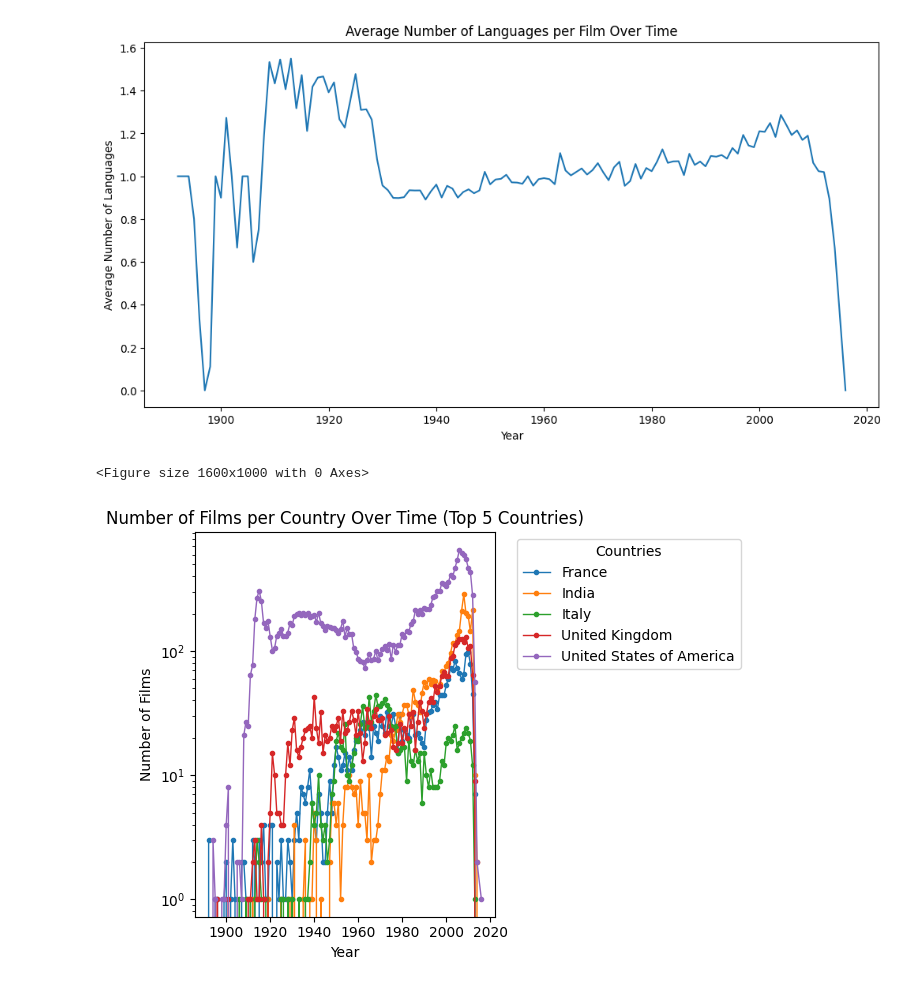
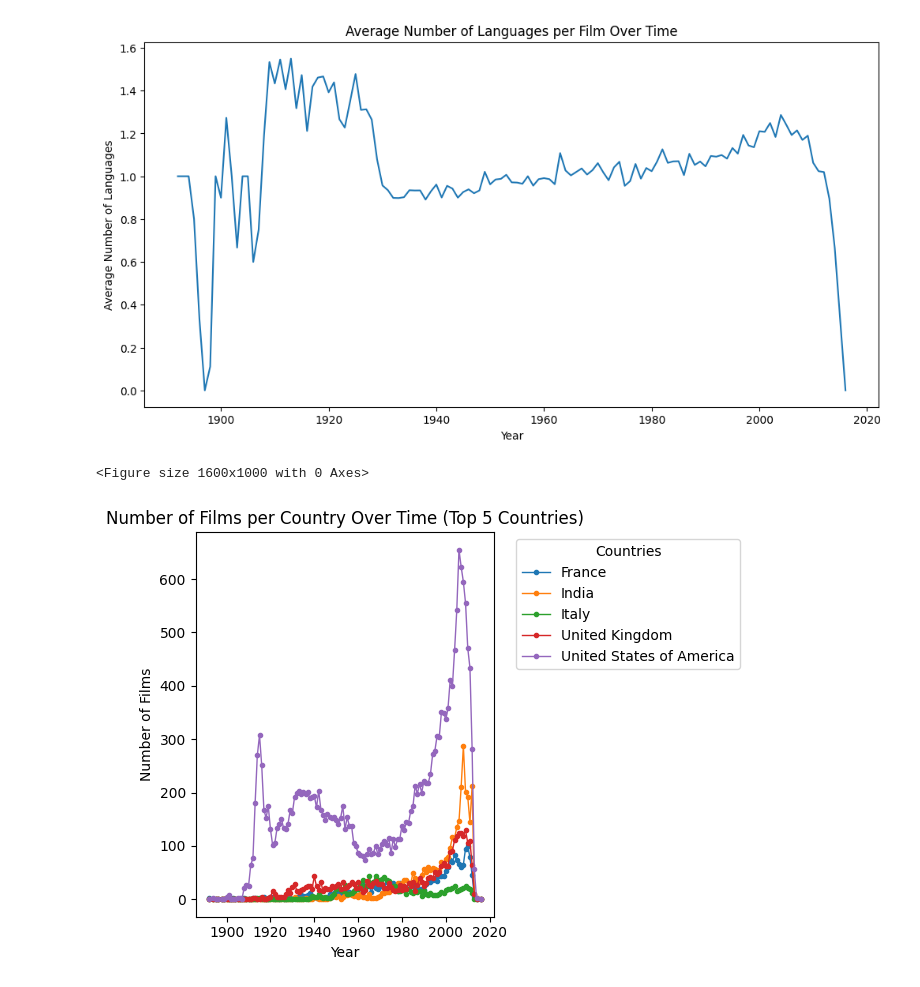
Before and after one commit to epfl-ada/ada-2024-project-skibidata, a Jupyter notebook: CMU_Starting.ipynb, the cells around one changed output. Drawn from its saved outputs; the diff is of its cells as text; code cells hidden in the pictures.

```diff
--- a/CMU_Starting.ipynb
+++ b/CMU_Starting.ipynb
@@ -9,7 +9,7 @@ from statsmodels.stats import diagnostic
 import statsmodels.api as sm
 import statsmodels.formula.api as smf
 # %%
-data_folder = './MovieSummaries/'
+data_folder = './MovieSummaries/MovieSummaries/'
 #paths to files
 plot_summaries_path = data_folder + 'plot_summaries.txt'
 movie_metadata_path = data_folder + 'movie.metadata.tsv'
@@ -170,0 +207,14 @@ dtype: object
+# %%
+# Apply the function to extract genres names
+movie_metadata_df['Cleaned_genres'] = movie_metadata_df['genres'].apply(extract_dictionnaries_from_string)
+
+# Find unique countries
+# Flatten the list of country names and extract unique values
+unique_genres = pd.Series([genre for genres in movie_metadata_df['Cleaned_genres'].dropna()
+                              for genre in genres.split(', ')]).unique()
+
+# Show results
+print("Cleaned DataFrame:")
+print(movie_metadata_df[['genres', 'Cleaned_genres']])
+print("\nUnique genres:")
+print(unique_genres)
@@ -170,0 +239,14 @@ dtype: object
+# %%
+# Apply the function to extract languages names
+movie_metadata_df['Cleaned_languages'] = movie_metadata_df['languages'].apply(extract_dictionnaries_from_string)
+
+# Find unique countries
+# Flatten the list of country names and extract unique values
+unique_languages = pd.Series([language for languages in movie_metadata_df['Cleaned_languages'].dropna()
+                              for language in languages.split(', ')]).unique()
+
+# Show results
+print("Cleaned DataFrame:")
+print(movie_metadata_df[['languages', 'Cleaned_languages']])
+print("\nUnique languages:")
+print(unique_languages)
@@ -444,14 +615,14 @@ films_per_country_over_time = (exploded_df.groupby([exploded_df['release_date'].
 # %%
 # Tracer le nombre de films par pays au fil du temps
 plt.figure(figsize=(16, 10))
 films_per_country_over_time.plot(kind='line', marker='.', linewidth=1)
 plt.title('Number of Films per Country Over Time (Top 5 Countries)')
 plt.xlabel('Year')
 plt.ylabel('Number of Films')
-plt.yscale('log')
+# plt.yscale('log')
 plt.legend(title='Countries', bbox_to_anchor=(1.05, 1), loc='upper left')
 plt.tight_layout()
 plt.show()
 # %% [output]
 <Figure size 1600x1000 with 0 Axes>
-[figure, old version]
+[figure, new version]
```
Also changed, not shown: parts of 12 cells of this notebook.
